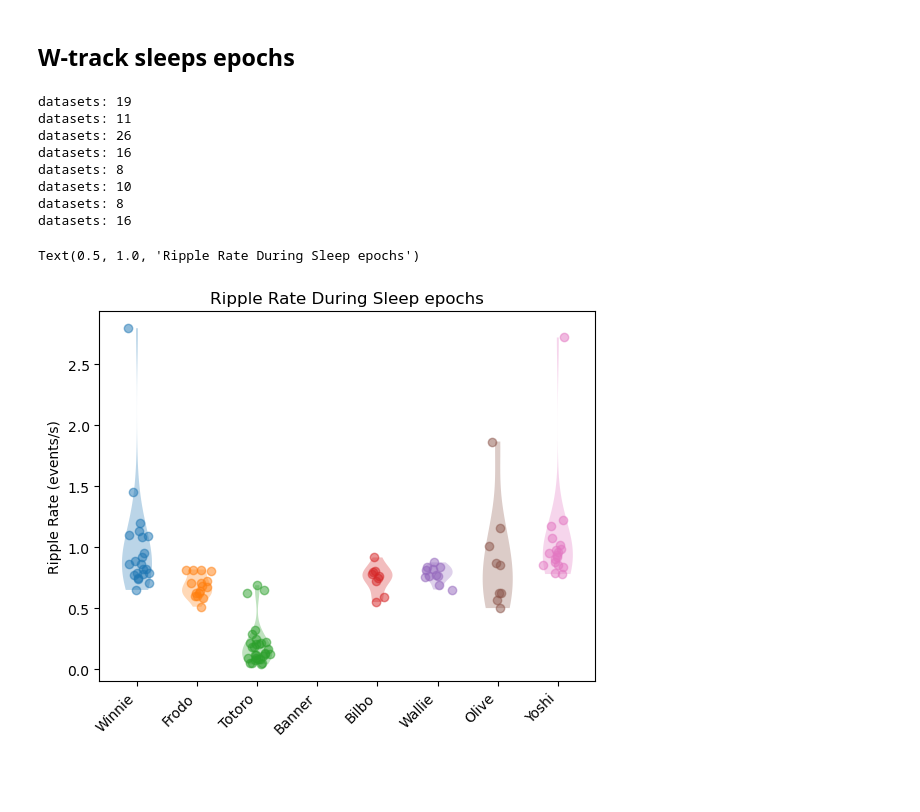
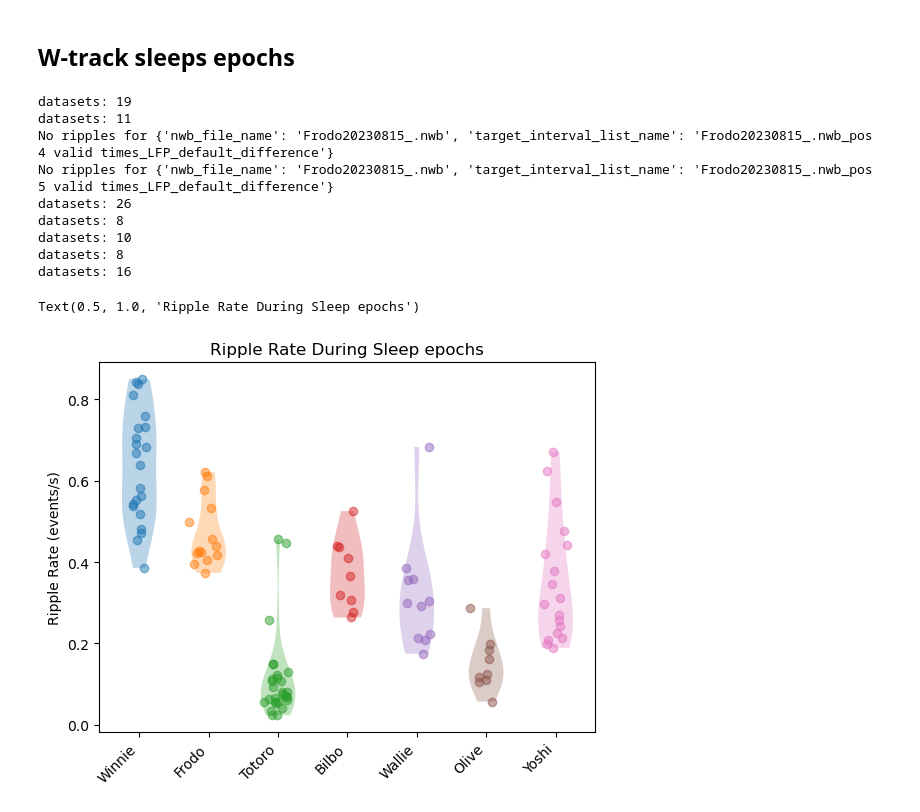
Before and after one commit to LorenFrankLab/ms_stim_analysis, a Jupyter notebook: Ripples/opto_ripple_analysis.ipynb, the cells around one changed output. Drawn from its saved outputs; the diff is of its cells as text; code cells hidden in the pictures; blank space fills up the shorter version.

Commit message:
update ripples to use LFP artifact valid times

```diff
--- a/Ripples/opto_ripple_analysis.ipynb
+++ b/Ripples/opto_ripple_analysis.ipynb
@@ -15,3 +14,10 @@ basic_key
 from spyglass.position.v1 import TrodesPosV1
 # %% [markdown]
 ## W-track. Run Sessions
+# %%
+ripple_key = {
+            "nwb_file_name": nwb_file_name,
+            "target_interval_list_name":
+                f"{nwb_file_name}_{interval_list_name}_LFP_default_difference",
+        }
+RippleTimesV1() & ripple_key
@@ -53,7 +63,8 @@ for loc, animal in enumerate(animal_list):
         }
         ripple_key = {
             "nwb_file_name": nwb_file_name,
-            "target_interval_list_name": interval_list_name,
+            "target_interval_list_name":
+                f"{nwb_file_name}_{interval_list_name}_LFP_default_difference",
         }
         if not RippleTimesV1() & ripple_key:
             print("No ripples for {}".format(ripple_key))
@@ -165,6 +176,18 @@ True
 ## W-track sleeps epochs
 # %%
 from spyglass.common import PositionIntervalMap,IntervalList
+from spyglass.position.v1 import TrodesPosV1
+animal_list = [
+    "Winnie",
+    "Frodo",
+    "Totoro",
+    # "Banner",
+    "Bilbo",
+    "Wallie",
+    "Olive",
+    "Yoshi",
+]
+filter_speed = True
 
 
 for loc, animal in enumerate(animal_list):
@@ -191,7 +214,9 @@ for loc, animal in enumerate(animal_list):
     ripple_rate = []
     for nwb_file_name, interval_list_name in zip(nwb_file_names, interval_list_names):
         ripple_key = {"nwb_file_name":nwb_file_name,
-                    "target_interval_list_name":interval_list_name,}
+                    "target_interval_list_name":
+                        f"{nwb_file_name}_{interval_list_name}_LFP_default_difference"#interval_list_name,}
+        }
         basic_key = {"nwb_file_name":nwb_file_name,
                     "interval_list_name":interval_list_name,}
         if not RippleTimesV1() & ripple_key:
@@ -222,35 +247,36 @@ for loc, animal in enumerate(animal_list):
                 run_intervals = [(pos_time[0], pos_time[-1])]
             t_diff = np.diff(speed_binary)
             t_run_start = pos_time[np.where(t_diff == 1)[0]]
             t_run_stop = pos_time[np.where(t_diff == -1)[0]]
             stationary_intervals = [(start, stop) for start, stop in zip(t_run_start, t_run_stop)]
             # restrict the intervals by this
             valid_times = interval_list_intersect(
                 np.array(valid_times), np.array(stationary_intervals)
             )
         len_sleep = np.sum([end-start for start, end in valid_times])
         ripple_rate.append(len(all_ripples)/len_sleep)
 
     if not ripple_rate:
         continue
     plt.violinplot(ripple_rate, positions=[loc], showextrema=False, widths=.5)
     plt.scatter(np.ones(len(ripple_rate))*loc+np.random.normal(0,.1,len(ripple_rate)), ripple_rate, alpha=.5)
 
 
 plt.xticks(np.arange(len(animal_list)), animal_list, rotation=45, ha='right')
 plt.ylabel("Ripple Rate (events/s)")
 plt.title("Ripple Rate During Sleep epochs")
 # %% [output]
 datasets: 19
 datasets: 11
+No ripples for {'nwb_file_name': 'Frodo20230815_.nwb', 'target_interval_list_name': 'Frodo20230815_.nwb_pos 4 valid times_LFP_default_difference'}
+No ripples for {'nwb_file_name': 'Frodo20230815_.nwb', 'target_interval_list_name': 'Frodo20230815_.nwb_pos 5 valid times_LFP_default_difference'}
 datasets: 26
-datasets: 16
 datasets: 8
 datasets: 10
 datasets: 8
 datasets: 16
 Text(0.5, 1.0, 'Ripple Rate During Sleep epochs')
-[figure, old version]
+[figure, new version]
 # %%
 test_ripple_lengths = [end-start for start, end in test_ripples]
 control_ripple_lengths = [end-start for start, end in control_ripples]
```
Also changed, not shown: parts of 4 cells of this notebook.
